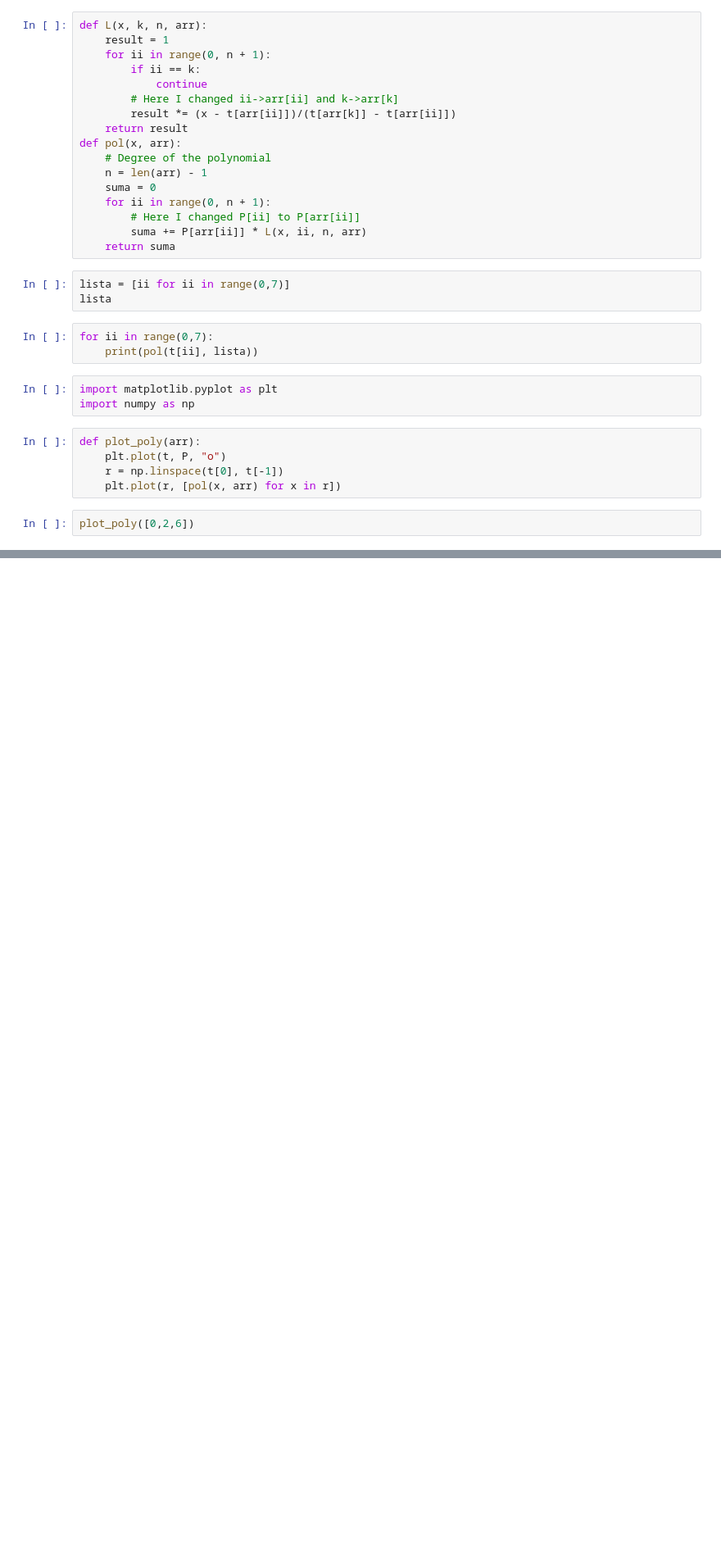
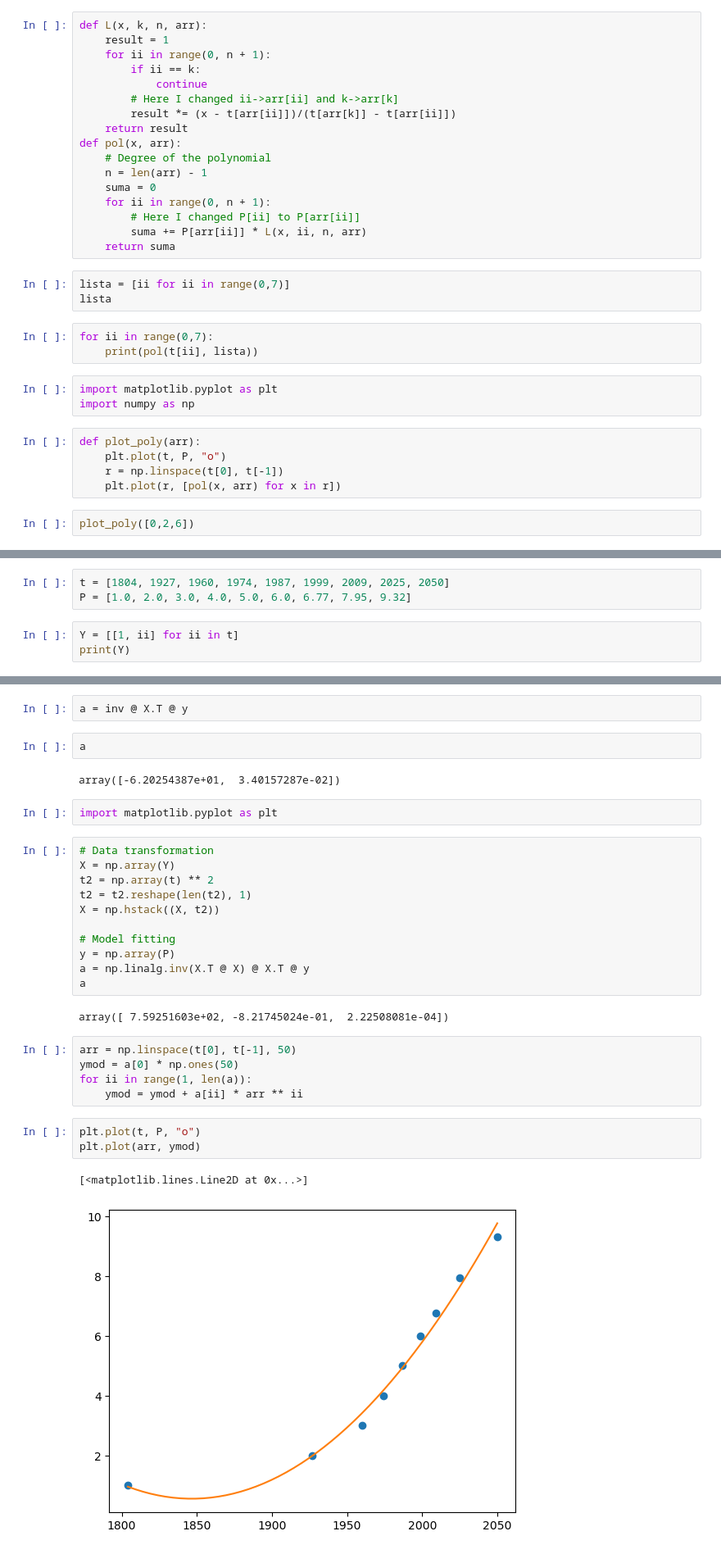
Before and after one commit to julianjica/ModSim, a Jupyter notebook: notebooks/thirdClass.ipynb, the cells around one changed output, grey strips where cells are left out. Shown at 82% size. Drawn from its saved outputs; the diff is of its cells as text; blank space fills up the shorter version.

```diff
--- a/notebooks/thirdClass.ipynb
+++ b/notebooks/thirdClass.ipynb
@@ -38,0 +41,6 @@ plot_poly([0,2,6])
+# %%
+t = [1804, 1927, 1960, 1974, 1987, 1999, 2009, 2025, 2050]
+P = [1.0, 2.0, 3.0, 4.0, 5.0, 6.0, 6.77, 7.95, 9.32]
+# %%
+Y = [[1, ii] for ii in t]
+print(Y)
@@ -38,0 +107,32 @@ plot_poly([0,2,6])
+# %%
+a = inv @ X.T @ y
+# %%
+a
+# %% [output]
+array([-6.20254387e+01,  3.40157287e-02])
+# %%
+import matplotlib.pyplot as plt
+# %%
+# Data transformation
+X = np.array(Y)
+t2 = np.array(t) ** 2
+t2 = t2.reshape(len(t2), 1)
+X = np.hstack((X, t2))
+
+# Model fitting
+y = np.array(P)
+a = np.linalg.inv(X.T @ X) @ X.T @ y
+a
+# %% [output]
+array([ 7.59251603e+02, -8.21745024e-01,  2.22508081e-04])
+# %%
+arr = np.linspace(t[0], t[-1], 50)
+ymod = a[0] * np.ones(50)
+for ii in range(1, len(a)):
+    ymod = ymod + a[ii] * arr ** ii
+# %%
+plt.plot(t, P, "o")
+plt.plot(arr, ymod)
+# %% [output]
+[<matplotlib.lines.Line2D at 0x...>]
+[figure, added]
```
Also changed, not shown: parts of 28 cells of this notebook.
